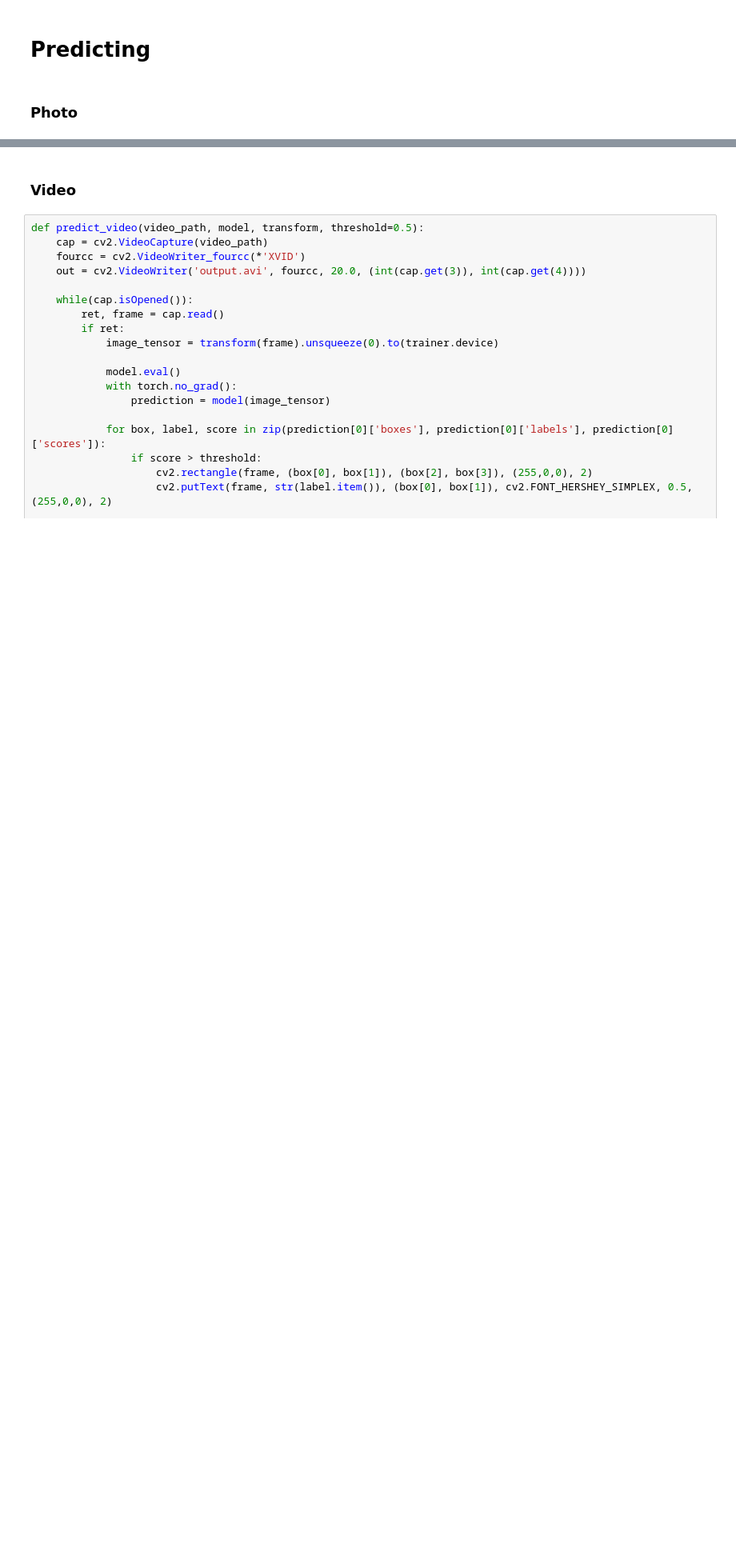
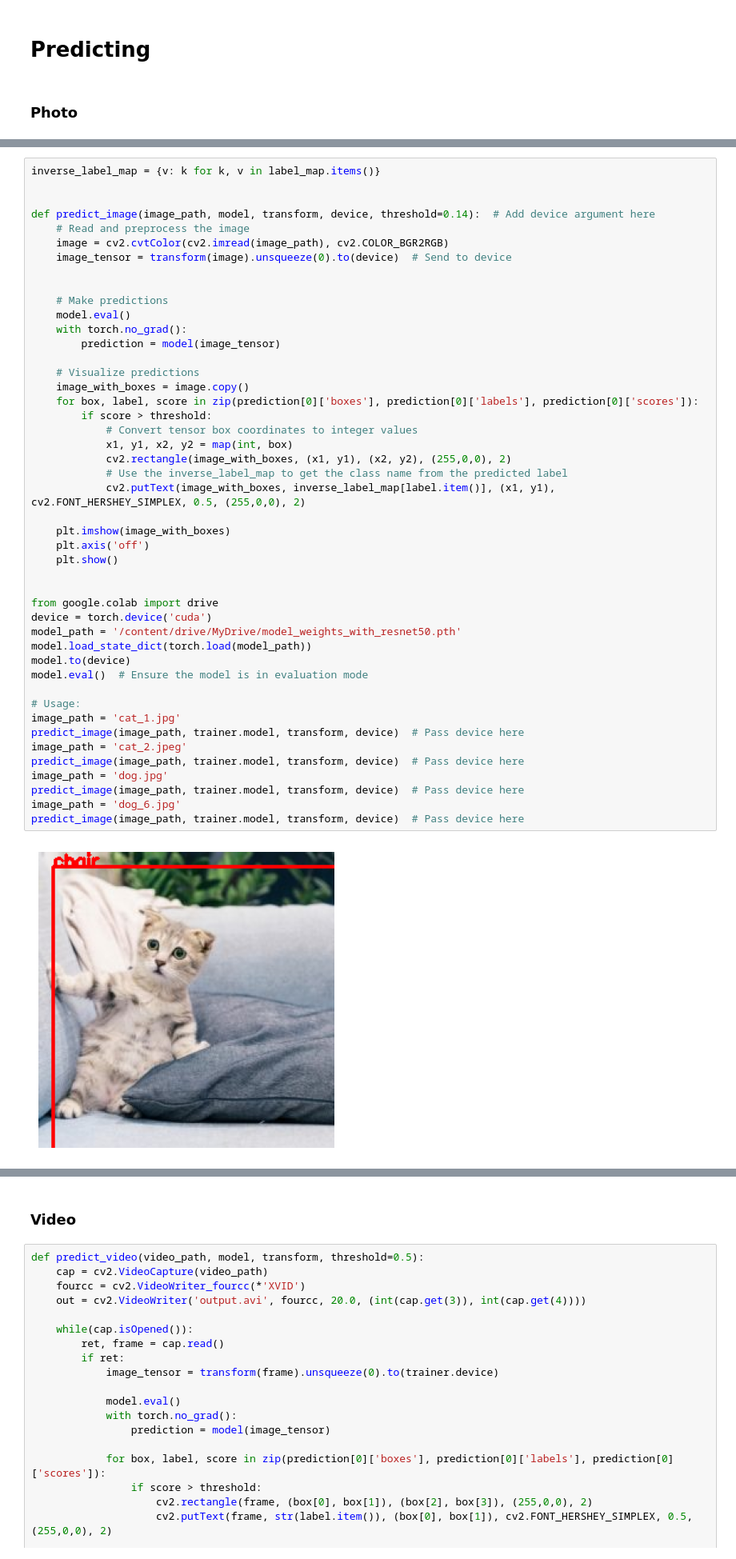
Before and after one commit to M1kE01/FasterRCNN-for-video-data, a Jupyter notebook: VideoObjectRecognition.ipynb, the cells around one changed output, grey strips where cells are left out. Shown at 80% size. Cells and saved outputs as stored; diff of their text form; blank space fills up the shorter version.

```diff
--- a/VideoObjectRecognition.ipynb
+++ b/VideoObjectRecognition.ipynb
@@ -486,0 +546,48 @@ AttributeError: ignored
+# %%
+inverse_label_map = {v: k for k, v in label_map.items()}
+
+
+def predict_image(image_path, model, transform, device, threshold=0.14):  # Add device argument here
+    # Read and preprocess the image
+    image = cv2.cvtColor(cv2.imread(image_path), cv2.COLOR_BGR2RGB)
+    image_tensor = transform(image).unsqueeze(0).to(device)  # Send to device
+
+
+    # Make predictions
+    model.eval()
+    with torch.no_grad():
+        prediction = model(image_tensor)
+
+    # Visualize predictions
+    image_with_boxes = image.copy()
+    for box, label, score in zip(prediction[0]['boxes'], prediction[0]['labels'], prediction[0]['scores']):
+        if score > threshold:
+            # Convert tensor box coordinates to integer values
+            x1, y1, x2, y2 = map(int, box)
+            cv2.rectangle(image_with_boxes, (x1, y1), (x2, y2), (255,0,0), 2)
+            # Use the inverse_label_map to get the class name from the predicted label
+            cv2.putText(image_with_boxes, inverse_label_map[label.item()], (x1, y1), cv2.FONT_HERSHEY_SIMPLEX, 0.5, (255,0,0), 2)
+
+    plt.imshow(image_with_boxes)
+    plt.axis('off')
+    plt.show()
+
+
+from google.colab import drive
+device = torch.device('cuda')
+model_path = '/content/drive/MyDrive/model_weights_with_resnet50.pth'
+model.load_state_dict(torch.load(model_path))
+model.to(device)
+model.eval()  # Ensure the model is in evaluation mode
+
+# Usage:
+image_path = 'cat_1.jpg'
+predict_image(image_path, trainer.model, transform, device)  # Pass device here
+image_path = 'cat_2.jpeg'
+predict_image(image_path, trainer.model, transform, device)  # Pass device here
+image_path = 'dog.jpg'
+predict_image(image_path, trainer.model, transform, device)  # Pass device here
+image_path = 'dog_6.jpg'
+predict_image(image_path, trainer.model, transform, device)  # Pass device here
+# %% [output]
+[figure, added]
```
Also changed, not shown: parts of 6 cells of this notebook.
